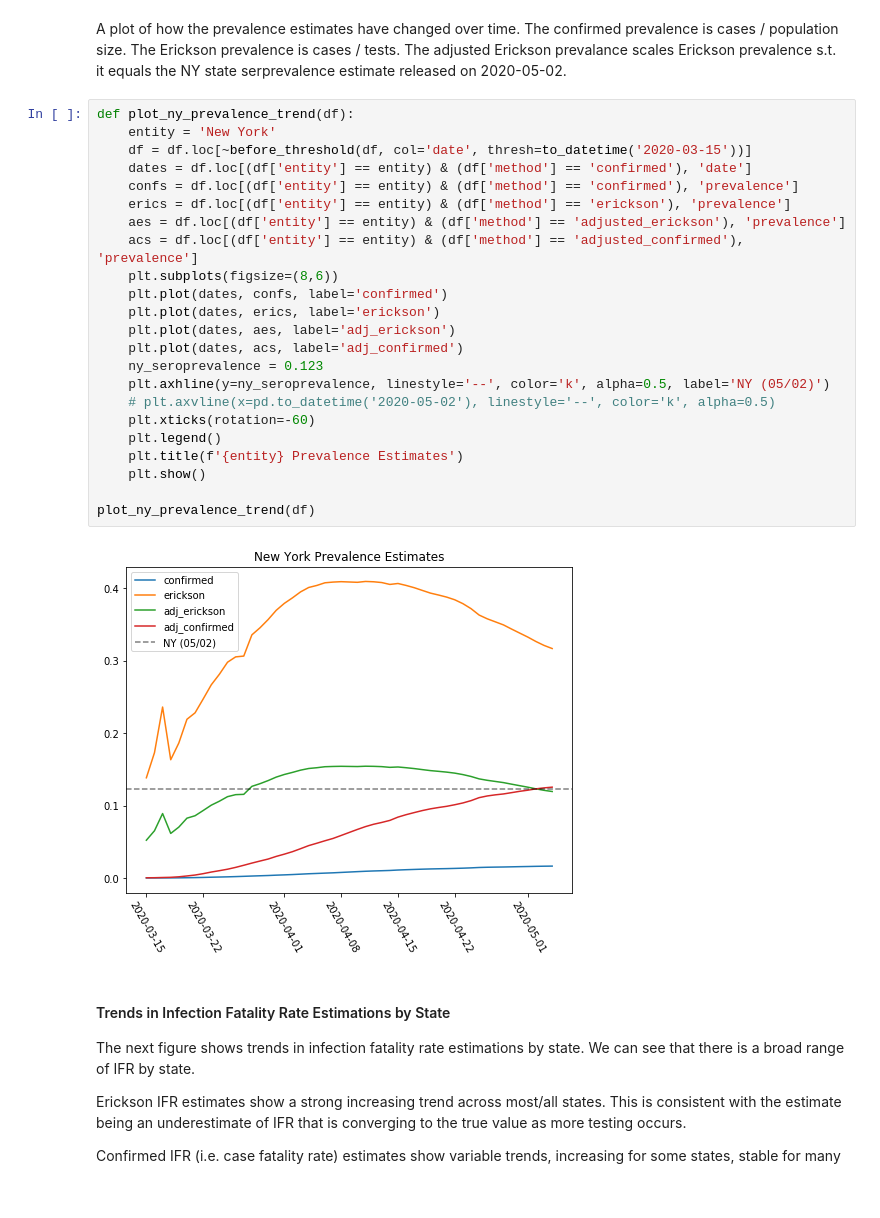
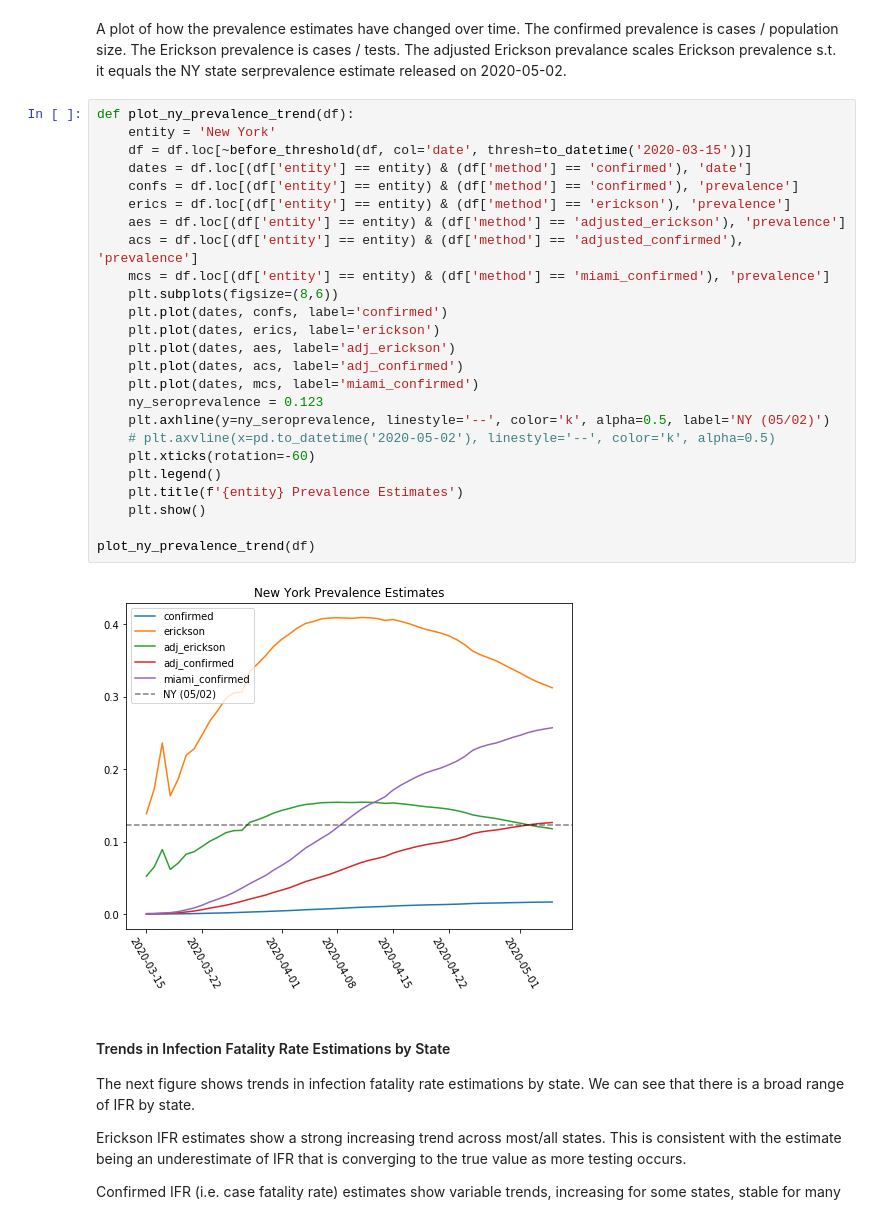
Before and after one commit to todddeluca/coronavirus, a Jupyter notebook: coronavirus_prevalence.ipynb, the cells around one changed output. Cells and saved outputs as stored; diff of their text form.

```diff
--- a/coronavirus_prevalence.ipynb
+++ b/coronavirus_prevalence.ipynb
@@ -185,28 +204,30 @@ A plot of how the prevalence estimates have changed over time. The confirmed pre
 # %%
 def plot_ny_prevalence_trend(df):
     entity = 'New York'
     df = df.loc[~before_threshold(df, col='date', thresh=to_datetime('2020-03-15'))]
     dates = df.loc[(df['entity'] == entity) & (df['method'] == 'confirmed'), 'date']
     confs = df.loc[(df['entity'] == entity) & (df['method'] == 'confirmed'), 'prevalence']
     erics = df.loc[(df['entity'] == entity) & (df['method'] == 'erickson'), 'prevalence']
     aes = df.loc[(df['entity'] == entity) & (df['method'] == 'adjusted_erickson'), 'prevalence']
     acs = df.loc[(df['entity'] == entity) & (df['method'] == 'adjusted_confirmed'), 'prevalence']
+    mcs = df.loc[(df['entity'] == entity) & (df['method'] == 'miami_confirmed'), 'prevalence']
     plt.subplots(figsize=(8,6))
     plt.plot(dates, confs, label='confirmed')
     plt.plot(dates, erics, label='erickson')
     plt.plot(dates, aes, label='adj_erickson')
     plt.plot(dates, acs, label='adj_confirmed')
+    plt.plot(dates, mcs, label='miami_confirmed')
     ny_seroprevalence = 0.123
     plt.axhline(y=ny_seroprevalence, linestyle='--', color='k', alpha=0.5, label='NY (05/02)')
     # plt.axvline(x=pd.to_datetime('2020-05-02'), linestyle='--', color='k', alpha=0.5)
     plt.xticks(rotation=-60)
     plt.legend()
     plt.title(f'{entity} Prevalence Estimates')
     plt.show()
 
 plot_ny_prevalence_trend(df)
 # %% [output]
-[figure, old version]
+[figure, new version]
 # %% [markdown]
 #### Trends in Infection Fatality Rate Estimations by State
 
```
Also changed, not shown: parts of 29 cells of this notebook, 4 other files.
